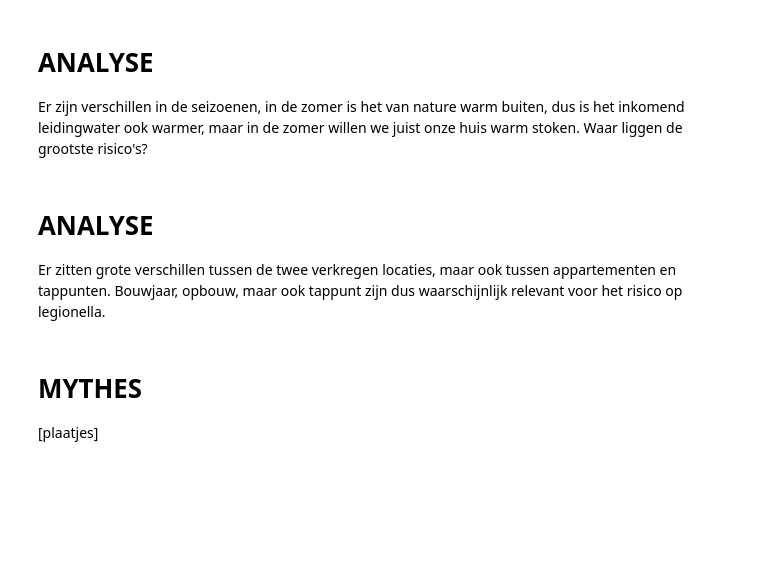
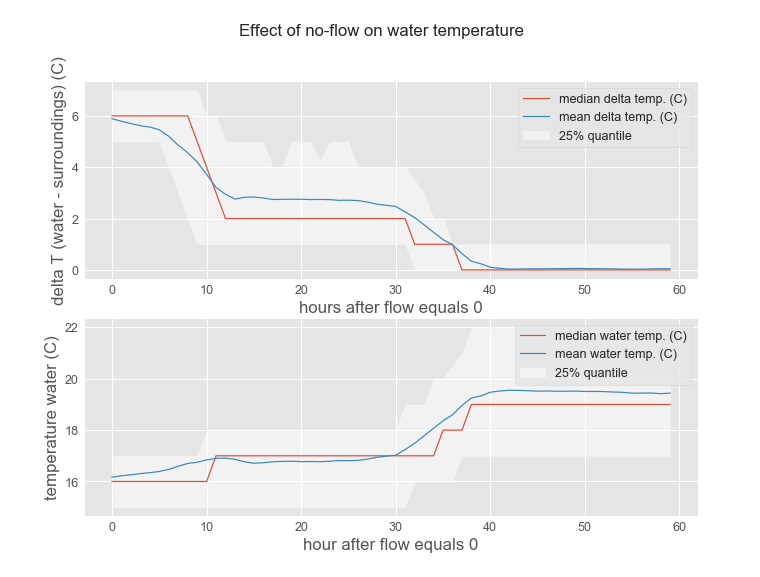
Before and after one commit to esquire900/team-water, a Jupyter notebook: presentatie/presentatie.ipynb, the cells around one changed output. Drawn from its saved outputs; the diff is of its cells as text; code cells hidden in the pictures; blank space fills up the shorter version.

```diff
--- a/presentatie/presentatie.ipynb
+++ b/presentatie/presentatie.ipynb
@@ -97,9 +93,25 @@ plt.ylabel('delta T (water - omgeving) (C)');
-# %% [markdown]
-# ANALYSE
-Er zijn verschillen in de seizoenen, in de zomer is het van nature warm buiten, dus is het inkomend leidingwater ook warmer, maar in de zomer willen we juist onze huis warm stoken. Waar liggen de grootste risico's?
-# %% [markdown]
-# ANALYSE
-Er zitten grote verschillen tussen de twee verkregen locaties, maar ook tussen appartementen en tappunten. Bouwjaar, opbouw, maar ook tappunt zijn dus waarschijnlijk relevant voor het risico op legionella.
-# %% [markdown]
-# MYTHES
-[plaatjes]
+# %%
+fig, ax = plt.subplots(2,1,figsize=(11,8))
+
+agg = pd.DataFrame(data).groupby('hour').target
+agg.median().iloc[:60].plot(label='median delta temp. (C)', legend=True, ax=ax[0])
+agg.mean().iloc[:60].plot(label='mean delta temp. (C)', legend=True, ax=ax[0])
+lower_bound = agg.quantile(.75).iloc[:60]
+upper_bound = agg.quantile(.25).iloc[:60]
+ax[0].fill_between(range(60), lower_bound, upper_bound, alpha=0.5, label='25% quantile', color='white')
+ax[0].legend()
+ax[0].set_xlabel('hours after flow equals 0')
+ax[0].set_ylabel('delta T (water - surroundings) (C)');
+
+agg = pd.DataFrame(data).groupby('hour').water_temp
+agg.median().iloc[:60].plot(label='median water temp. (C)', legend=True, ax=ax[1])
+agg.mean().iloc[:60].plot(label='mean water temp. (C)', legend=True, ax=ax[1])
+lower_bound = agg.quantile(.75).iloc[:60]
+upper_bound = agg.quantile(.25).iloc[:60]
+ax[1].fill_between(range(60), lower_bound, upper_bound, alpha=0.5, label='25% quantile', color='white')
+ax[1].legend()
+ax[1].set_xlabel('hour after flow equals 0')
+ax[1].set_ylabel('temperature water (C)');
+fig.suptitle('Effect of no-flow on water temperature');
+# %% [output]
+[figure, added]
```
Also changed, not shown: parts of 24 cells of this notebook, 8 other files.
